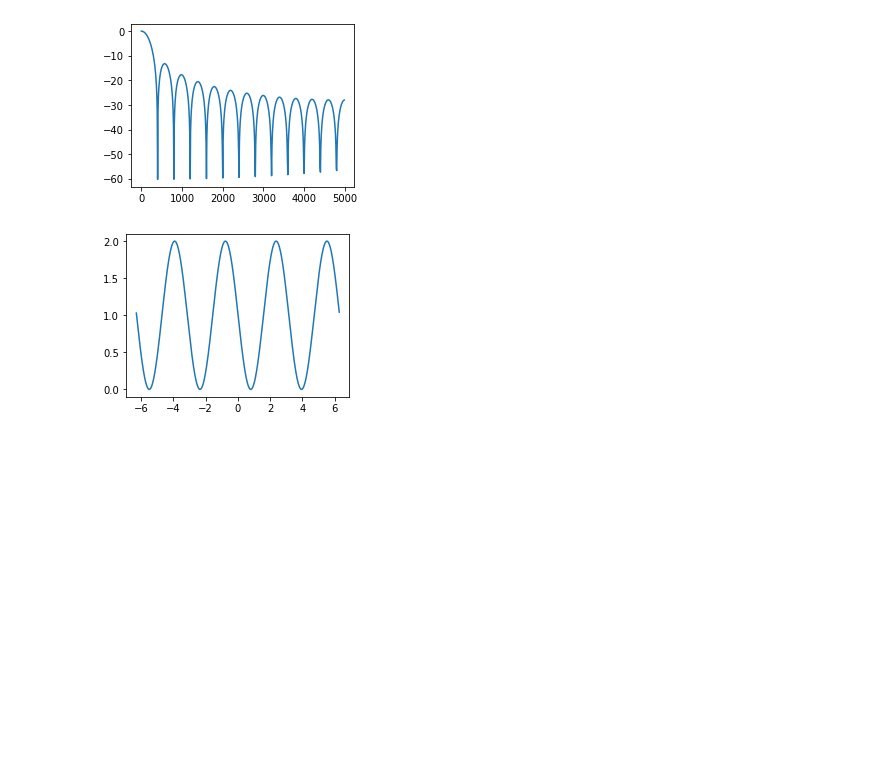
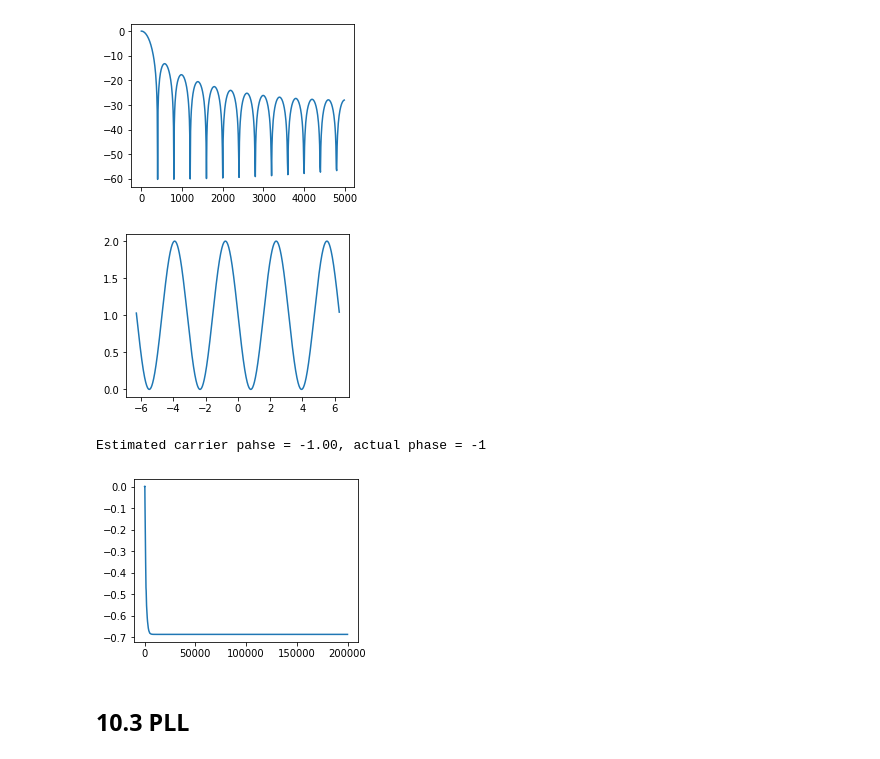
Before and after one commit to mohantyk/srd, a Jupyter notebook: Chap10.ipynb, the cells around one changed output. Cells and saved outputs as stored; diff of their text form; code cells hidden in the pictures; blank space fills up the shorter version.

```diff
--- a/Chap10.ipynb
+++ b/Chap10.ipynb
@@ -150,3 +150,16 @@ sd_error_surface = (1-np.cos(2*theta - 2*phi))
 plt.plot(theta, sd_error_surface);
 # %% [output]
 [figure]
+# %%
+# Ex 10.9
+theta_suppressed_carrier = pll_sq_diff(preprocessed, 1000, 0.0001);
+
+plt.plot(theta_suppressed_carrier);
+# The algorithm estimated theta + bpf_phase/2. Compensate for the bpf phase
+final_phase_est = theta_suppressed_carrier[-1] - bpf_phase/2
+print(f'Estimated carrier phase = {final_phase_est:.2f}, actual phase = -1')
+# %% [output]
+Estimated carrier pahse = -1.00, actual phase = -1
+[figure, added]
+# %% [markdown]
+## 10.3 PLL
```
